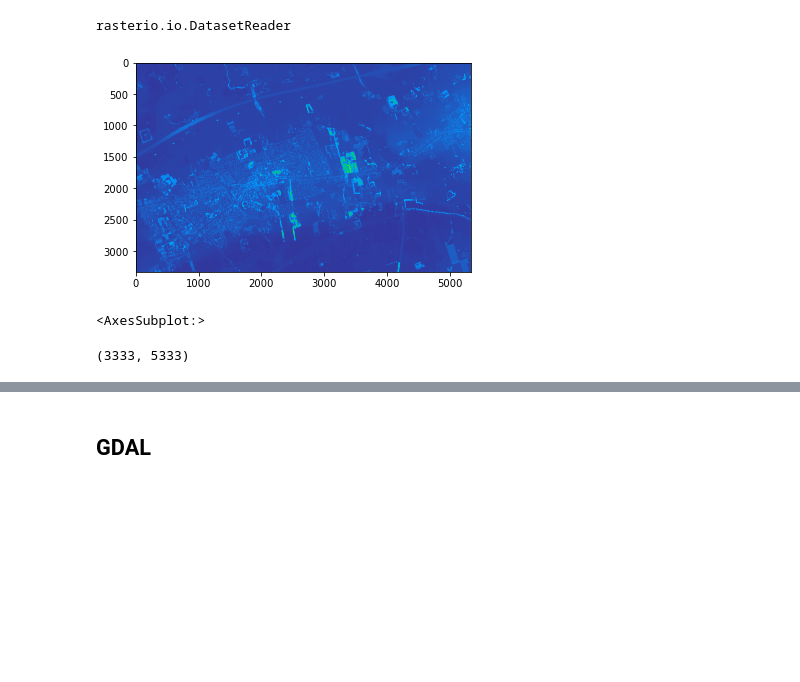
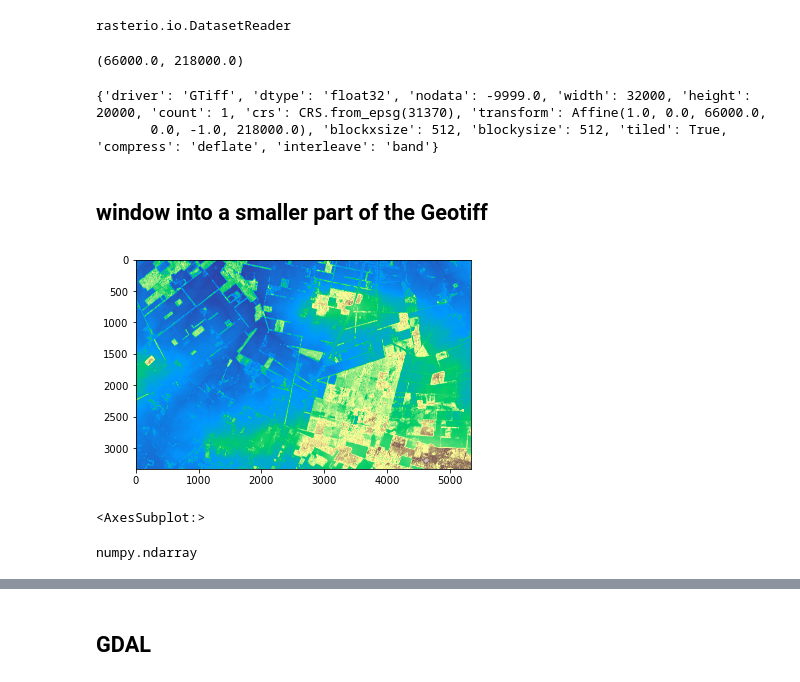
Before and after one commit to Maarten-Vandaele/Maarten_3DHouseProject, a Jupyter notebook: Maarten_3DhouseProject.ipynb, the cells around one changed output, grey strips where cells are left out. Cells and saved outputs as stored; diff of their text form; code cells hidden in the pictures; blank space fills up the shorter version.

```diff
--- a/Maarten_3DhouseProject.ipynb
+++ b/Maarten_3DhouseProject.ipynb
@@ -68,17 +87,28 @@ type(geo12)
 # %% [output]
 rasterio.io.DatasetReader
+# %%
+geo13.transform*(0,0)  #upper left coordinates
+# %% [output]
+(66000.0, 218000.0)
+# %%
+geo13.profile
+# %% [output]
+{'driver': 'GTiff', 'dtype': 'float32', 'nodata': -9999.0, 'width': 32000, 'height': 20000, 'count': 1, 'crs': CRS.from_epsg(31370), 'transform': Affine(1.0, 0.0, 66000.0,
+       0.0, -1.0, 218000.0), 'blockxsize': 512, 'blockysize': 512, 'tiled': True, 'compress': 'deflate', 'interleave': 'band'}
+# %% [markdown]
+## window into a smaller part of the Geotiff
 # %%
 import rasterio
 width = 32000  #columns
 height = 20000 #rows
-with rasterio.open("./assets/DHMVIIDSMRAS1m_k12.tif") as src:
+with rasterio.open("./assets/DHMVIIDSMRAS1m_k13.tif") as src:
     w = src.read(1, window=Window(width/2, height/2, width/6, height/6))
 
 rasterio.plot.show(w,cmap='terrain')
 # %% [output]
-[figure, old version]
+[figure, new version]
 <AxesSubplot:>
-# %%
-w.shape
-# %% [output]
-(3333, 5333)
+# %%
+type(w)
+# %% [output]
+numpy.ndarray
```
Also changed, not shown: parts of 16 cells of this notebook.
